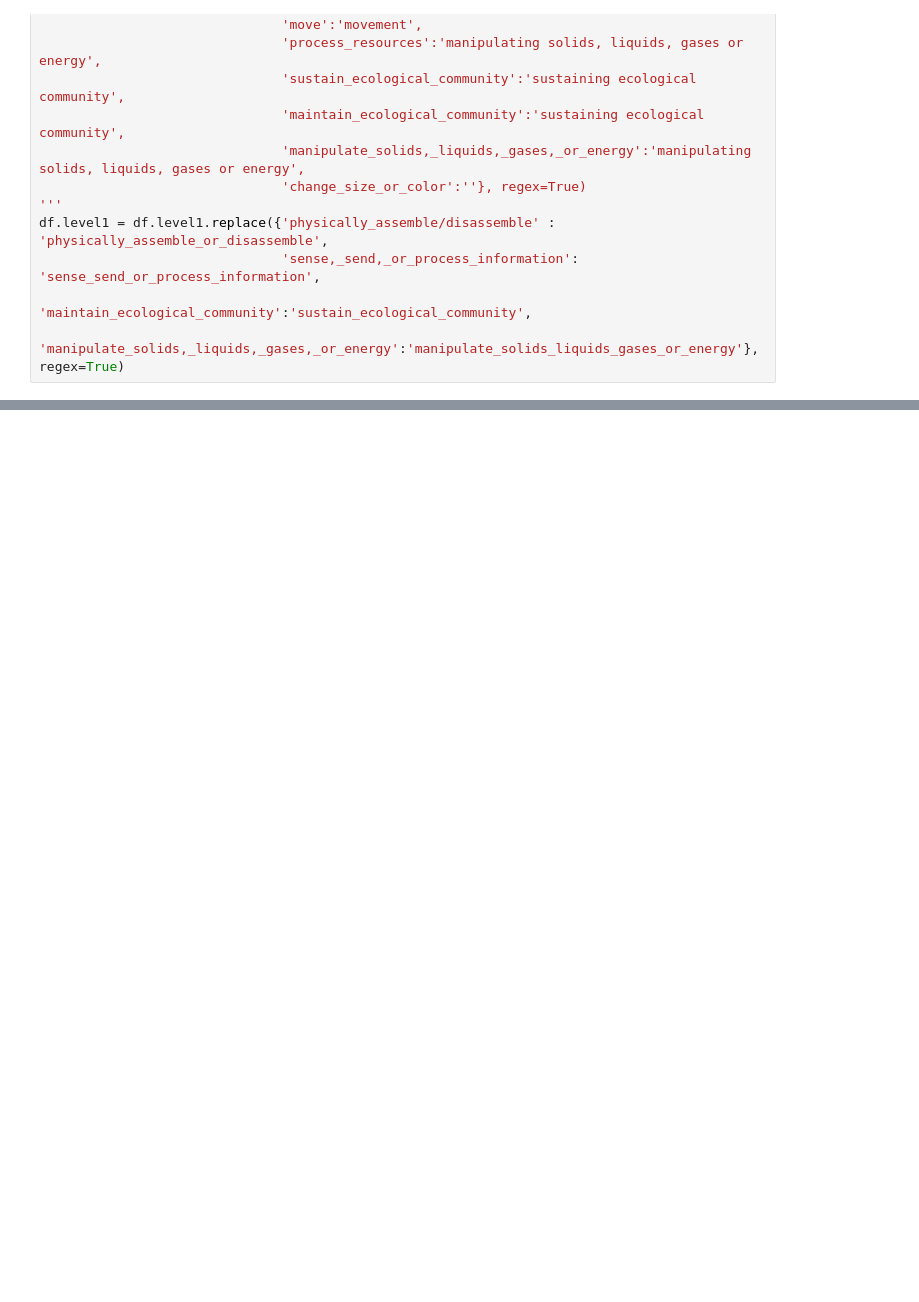
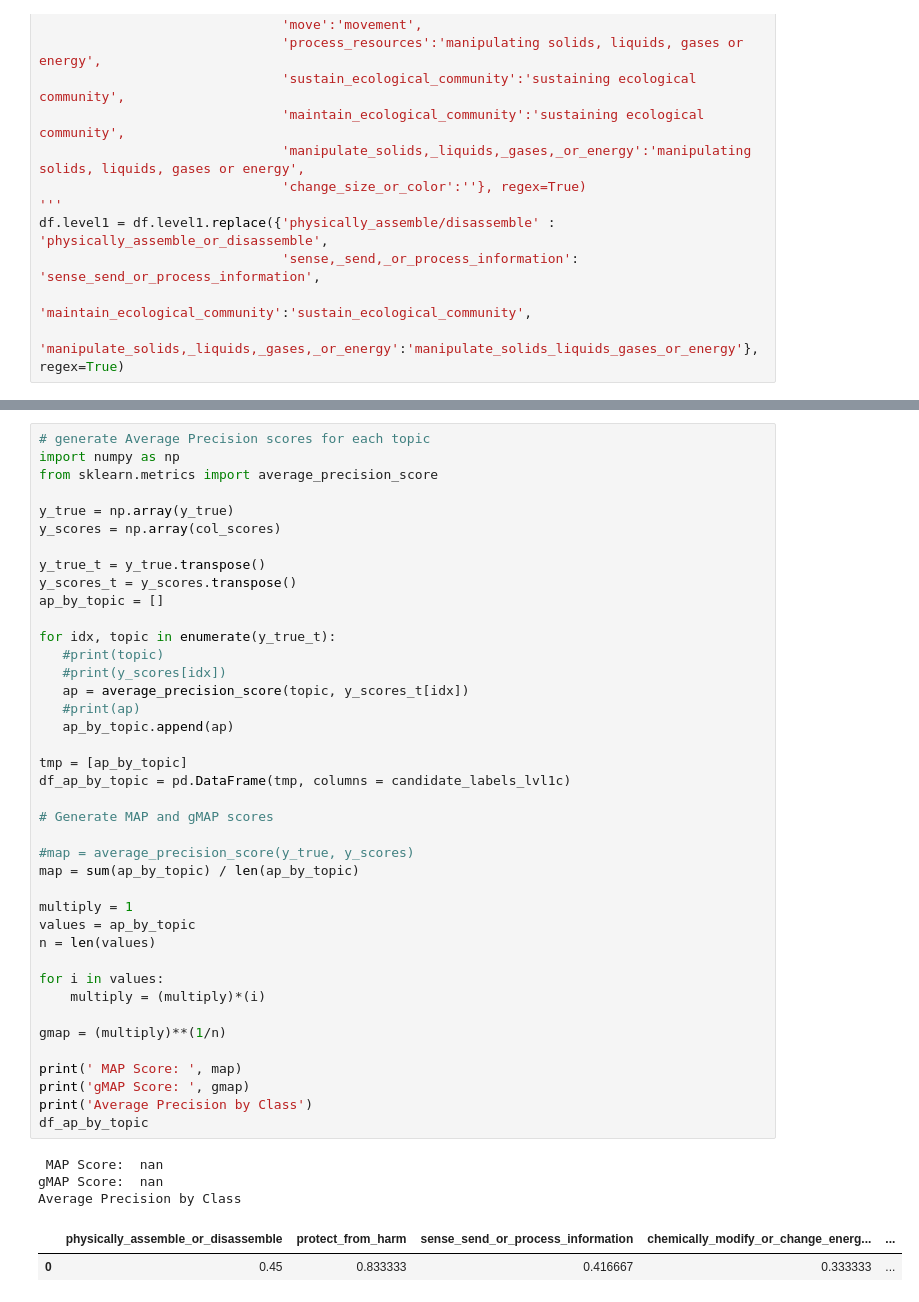
Before and after one commit to nasa-petal/search-engine, a Jupyter notebook: transformers-zs-nli.ipynb, the cells around one changed output, grey strips where cells are left out. Saved outputs shown, nothing was run; the diff lists cells and outputs as text; blank space fills up the shorter version.

```diff
--- a/transformers-zs-nli.ipynb
+++ b/transformers-zs-nli.ipynb
@@ -173,0 +254,46 @@ from sklearn.metrics import ndcg_score
+# %%
+# generate Average Precision scores for each topic
+import numpy as np
+from sklearn.metrics import average_precision_score
+
+y_true = np.array(y_true)
+y_scores = np.array(col_scores)
+
+y_true_t = y_true.transpose()
+y_scores_t = y_scores.transpose()
+ap_by_topic = []
+
+for idx, topic in enumerate(y_true_t):
+   #print(topic)
+   #print(y_scores[idx])
+   ap = average_precision_score(topic, y_scores_t[idx])
+   #print(ap)
+   ap_by_topic.append(ap)
+
+tmp = [ap_by_topic]
+df_ap_by_topic = pd.DataFrame(tmp, columns = candidate_labels_lvl1c)
+
+# Generate MAP and gMAP scores
+
+#map = average_precision_score(y_true, y_scores)
+map = sum(ap_by_topic) / len(ap_by_topic)
+
+multiply = 1
+values = ap_by_topic
+n = len(values)
+
+for i in values:
+    multiply = (multiply)*(i)
+
+gmap = (multiply)**(1/n)
+
+print(' MAP Score: ', map)
+print('gMAP Score: ', gmap)
+print('Average Precision by Class')
+df_ap_by_topic
+# %% [output]
+ MAP Score:  nan
+gMAP Score:  nan
+Average Precision by Class
+|  | physically_assemble_or_disassemble | protect_from_harm | sense_send_or_process_information | chemically_modify_or_change_energ... | ... |
+| 0 | 0.45 | 0.833333 | 0.416667 | 0.333333 | ... |
```
Also changed, not shown: parts of 15 cells of this notebook.
